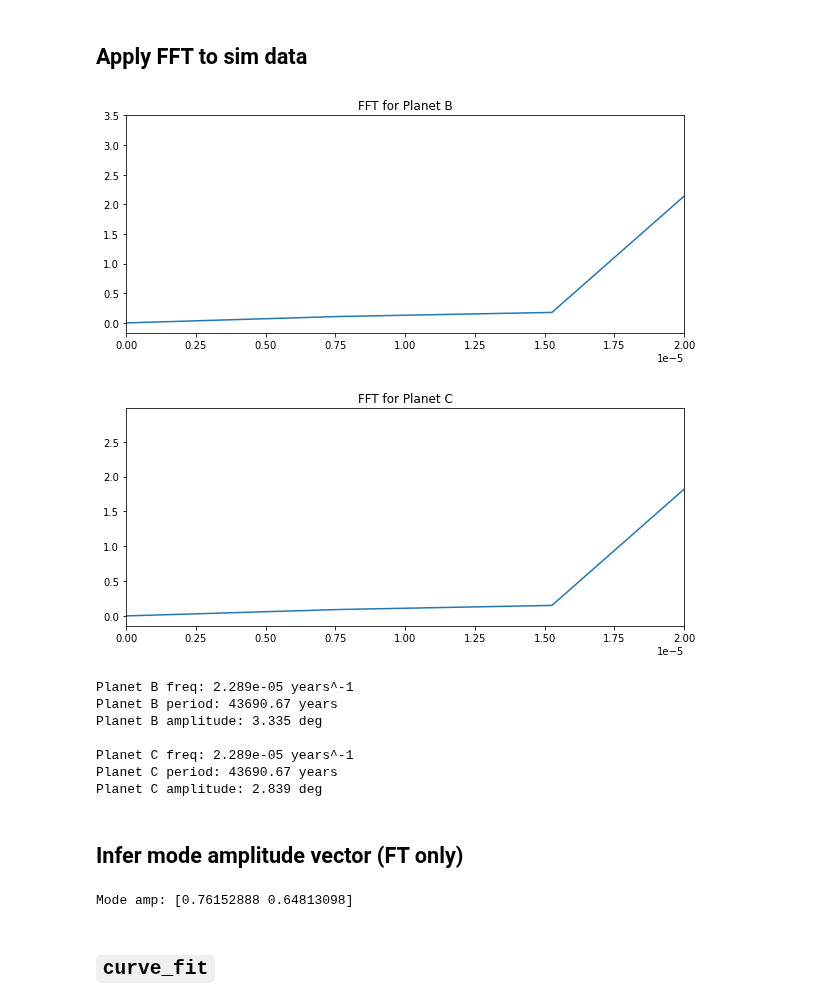
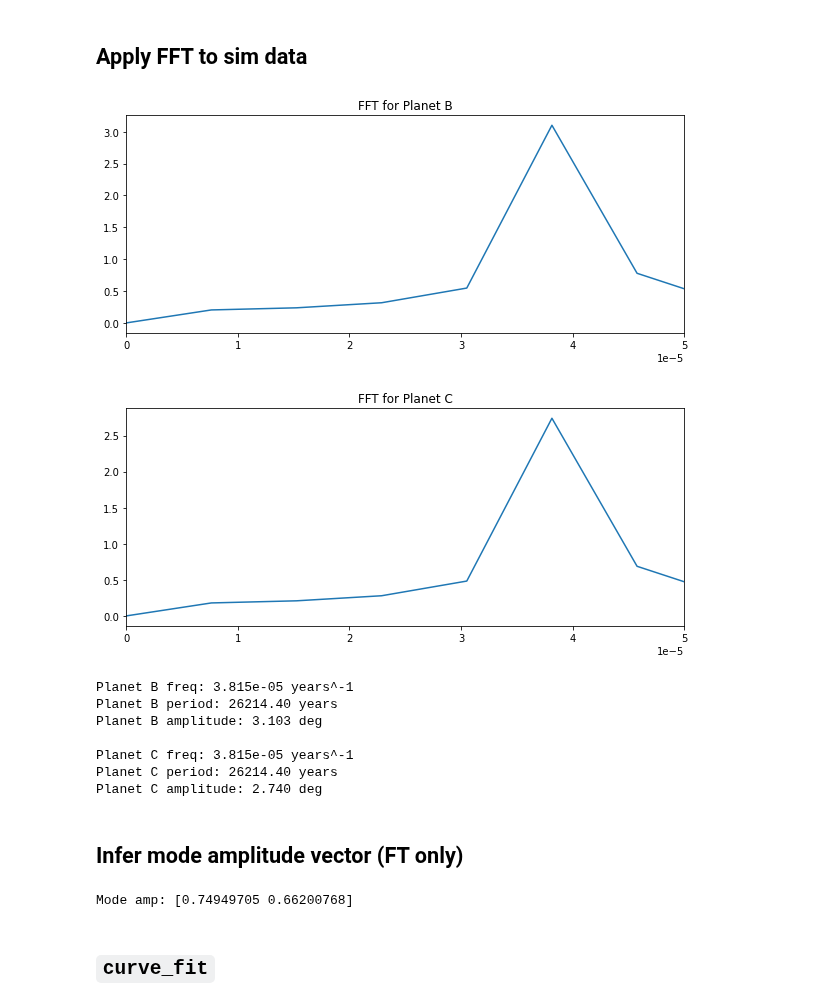
Before and after one commit to Jupiter1994/inc-dynamics, a Jupyter notebook: two_planet/two_planet.ipynb, the cells around one changed output. Cells and saved outputs as stored; diff of their text form; code cells hidden in the pictures.

Commit message:
alpha=1/1.3, 2-p is normal now?

```diff
--- a/two_planet/two_planet.ipynb
+++ b/two_planet/two_planet.ipynb
@@ -50,7 +50,7 @@ M_e = 3.00273e-6 # Earth mass in Msun
 star_mass = 1.0
 
 # set semimajor axis ratio of adjacent planets
-alpha = 1 / 1.4
+alpha = 1 / 1.3
 
 # Each planet has 4 provided params: mass (m) in Earth masses, semimajor axis (a),
 # inclination (inc), and Omega. The three omitted orbital params (e, f, omega)
@@ -321,7 +329,7 @@ def FFT_freq_amp(incs, planet_name, quad_interp=False):
     # plot FFT result
     plt.figure(figsize=(10,4))
     plt.plot(xf, yf_scaled)
-    plt.xlim(0, 2e-5)
+    plt.xlim(0, 5e-5)
     plt.title('FFT for ' + planet_name)
     plt.show()
 
@@ -338,42 +346,42 @@ def FFT_freq_amp(incs, planet_name, quad_interp=False):
         # get mode freq and amplitude
         mode_f = - b / (2*a) # peak of the quadratic function
         mode_amp = quad_fn(coeffs, mode_f)
 
         # return period (years) and amplitude
         return mode_f, mode_amp
 
     # (result from no quadratic interpolation)
     # return freq (years) and amplitude (degrees)
     return xf[np.argmax(yf)], yf_scaled[np.argmax(yf)]
 
 b_series = b_complex_incs_deg.real
 c_series = c_complex_incs_deg.real
 
 use_interp = False
 b_freq, b_amp = FFT_freq_amp(b_series, 'Planet B', quad_interp=use_interp)
 b_period = 1/b_freq # years
 c_freq, c_amp = FFT_freq_amp(c_series, 'Planet C', quad_interp=use_interp)
 c_period = 1/c_freq # years
 
 if use_interp:
     print('WITH QUADRATIC INTERPOLATION:')
 print(f'Planet B freq: %0.3e years^-1' % b_freq)
 print(f'Planet B period: %0.2f years' % b_period)
 print(f'Planet B amplitude: %0.3f deg' % b_amp)
 print()
 print(f'Planet C freq: %0.3e years^-1' % c_freq)
 print(f'Planet C period: %0.2f years' % c_period)
 print(f'Planet C amplitude: %0.3f deg' % c_amp)
 # %% [output]
-[figure, old version]
+[figure, new version]
-[figure, old version]
+[figure, new version]
-Planet B freq: 2.289e-05 years^-1
-Planet B period: 43690.67 years
-Planet B amplitude: 3.335 deg
+Planet B freq: 3.815e-05 years^-1
+Planet B period: 26214.40 years
+Planet B amplitude: 3.103 deg
 
-Planet C freq: 2.289e-05 years^-1
-Planet C period: 43690.67 years
-Planet C amplitude: 2.839 deg
+Planet C freq: 3.815e-05 years^-1
+Planet C period: 26214.40 years
+Planet C amplitude: 2.740 deg
 # %% [markdown]
 ## Infer mode amplitude vector (FT only)
 # %%
@@ -393,7 +401,7 @@ print(f'Mode amp: {mode_amp}')
 # plt.title("Planet B and C's FFTs")
 # plt.show()
 # %% [output]
-Mode amp: [0.76152888 0.64813098]
+Mode amp: [0.74949705 0.66200768]
 # %% [markdown]
 ## `curve_fit`
 # %% [markdown]
```
Also changed, not shown: parts of 10 cells of this notebook.
